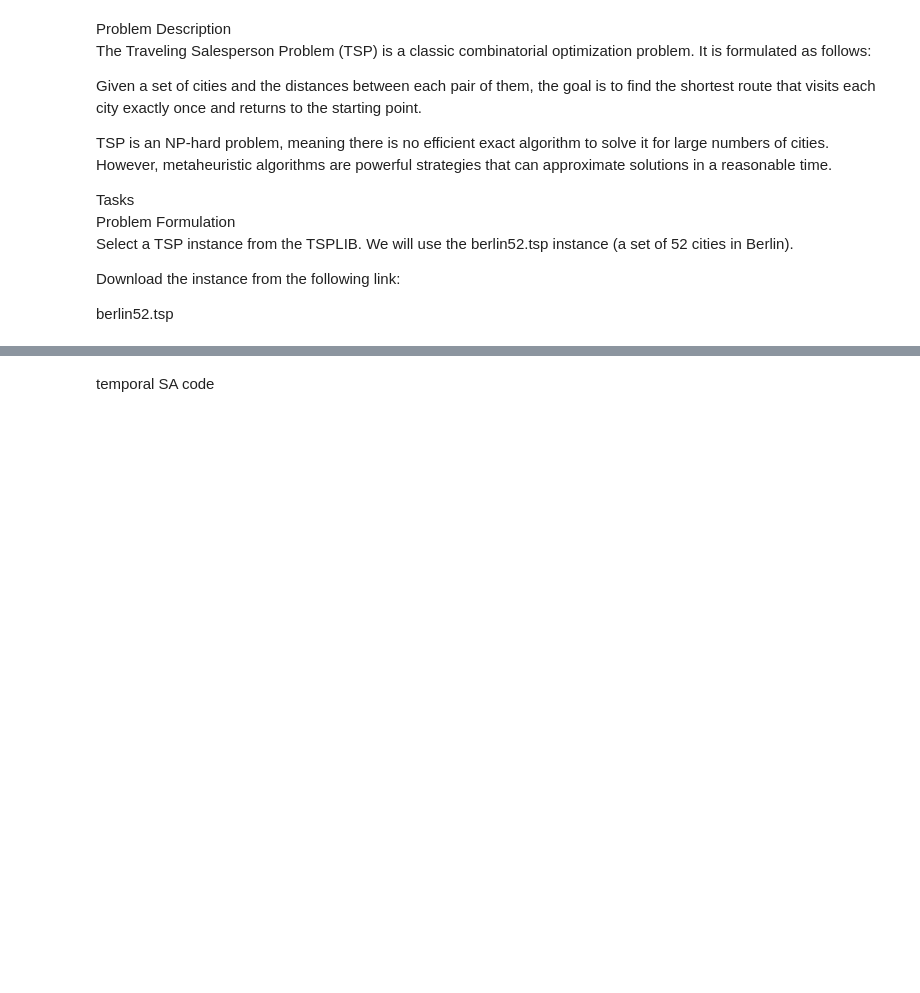
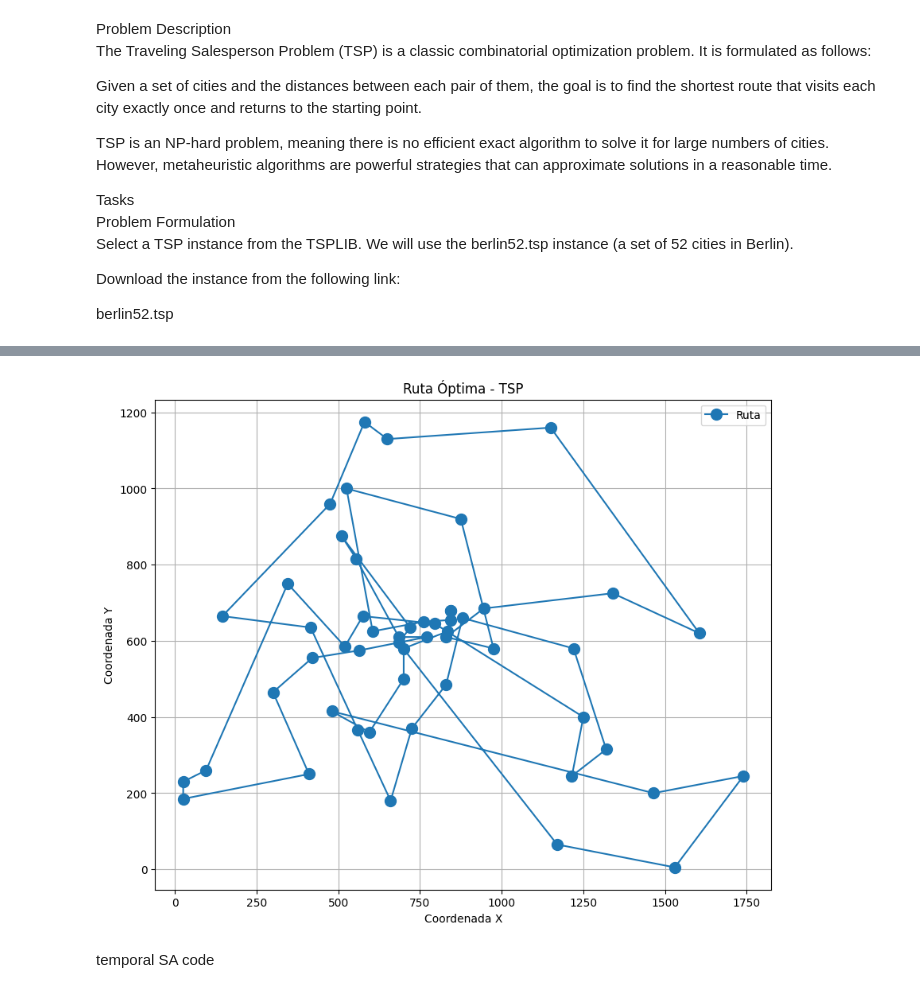
Before and after one commit to amnzmj/analisis-de-datos, a Jupyter notebook: tercer parcial/TSP) Using Metaheuristic Algorithms.ipynb, the cells around one changed output, grey strips where cells are left out. Drawn from its saved outputs; the diff is of its cells as text; code cells hidden in the pictures; blank space fills up the shorter version.

Commit message:
habemus plot

```diff
--- a/tercer parcial/TSP) Using Metaheuristic Algorithms.ipynb
+++ b/tercer parcial/TSP) Using Metaheuristic Algorithms.ipynb
@@ -79,0 +84,13 @@ Best Cost: 8995
+# %%
+
+# Cargar el archivo .tsp
+problem = tsplib95.load("berlin52.tsp")
+
+# Verificar si el archivo contiene coordenadas
+if hasattr(problem, 'node_coords') and problem.node_coords is not None:
+    print("Coordenadas encontradas:")
+    for node, coord in problem.node_coords.items():
+        print(f"Ciudad {node}: Coordenadas {coord}")
+else:
+    print("El archivo no contiene coordenadas.")
+problem.node_coords
@@ -80,2 +132,42 @@ Best Cost: 8995
+# %%
+def plot_tour(nodes, distance_matrix, tour):
+    """
+    Grafica las ciudades y la ruta óptima.
+
+    Parameters:
+    - nodes: Lista de nodos (índices de las ciudades).
+    - distance_matrix: Matriz de distancias.
+    - tour: Lista que representa el recorrido óptimo.
+    """
+    # Obtener las coordenadas de las ciudades (si están definidas en la matriz de distancias)
+    if hasattr(problem, 'node_coords'):
+
+        coords = [problem.node_coords [node] for node in nodes]
+
+    else:
+        raise ValueError("No se encontraron coordenadas en la matriz de distancias.")
+
+    # Ordenar las coordenadas según el tour
+    tour_coords = [coords[i] for i in tour]
+    tour_coords.append(tour_coords[0])  # Cerrar el ciclo
+
+    # Separar coordenadas X e Y
+    x, y = zip(*tour_coords)
+
+    # Graficar
+    plt.figure(figsize=(10, 8))
+    plt.plot(x, y, '-o', markersize=10, label="Ruta")
+    plt.title("Ruta Óptima - TSP")
+    plt.xlabel("Coordenada X")
+    plt.ylabel("Coordenada Y")
+    plt.grid(True)
+    plt.legend()
+    plt.show()
+
+# Uso del código
+# Asumiendo que nodes, distance_matrix, y best_tour están definidos:
+plot_tour(nodes, problem, best_tour)
+# %% [output]
+[figure, added]
 # %% [markdown]
 temporal SA code
```
Also changed, not shown: parts of 3 cells of this notebook, 3 other files.
